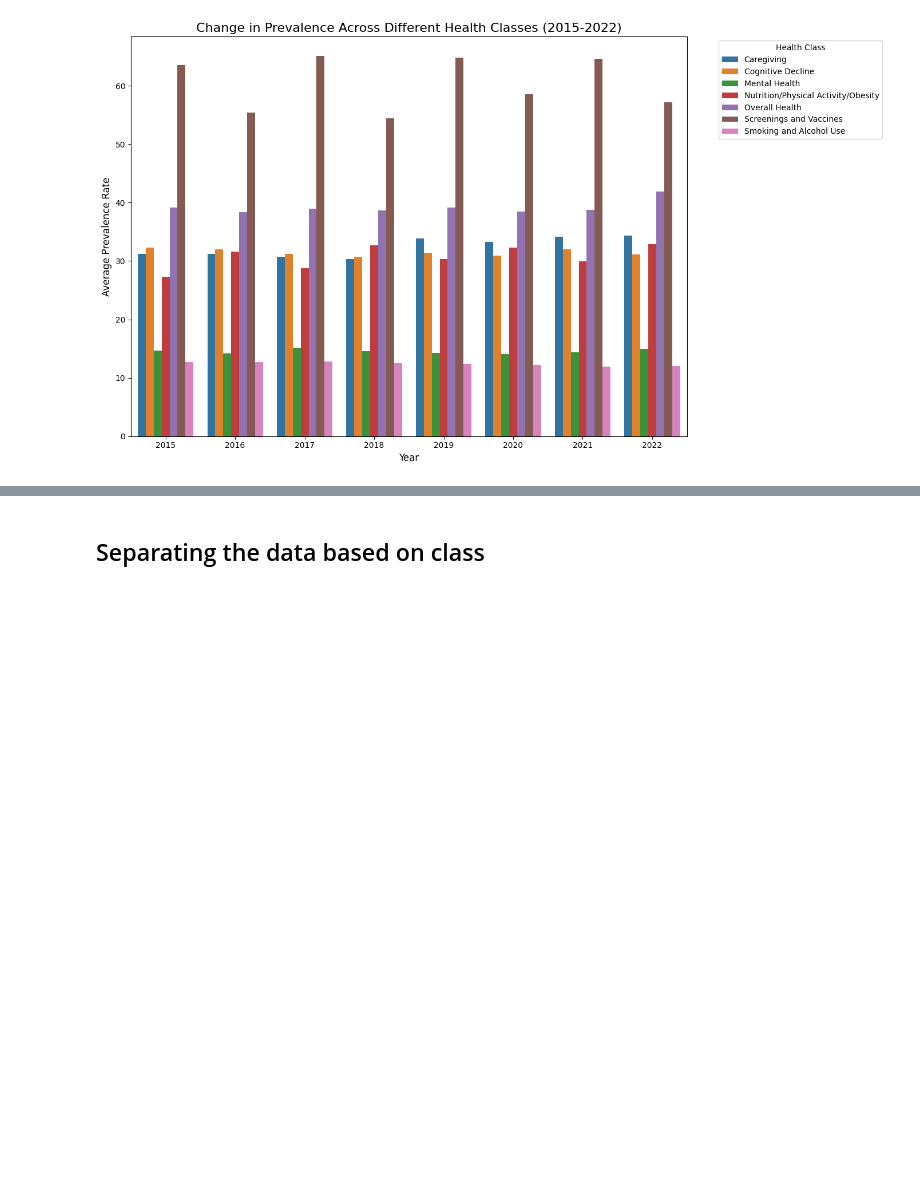
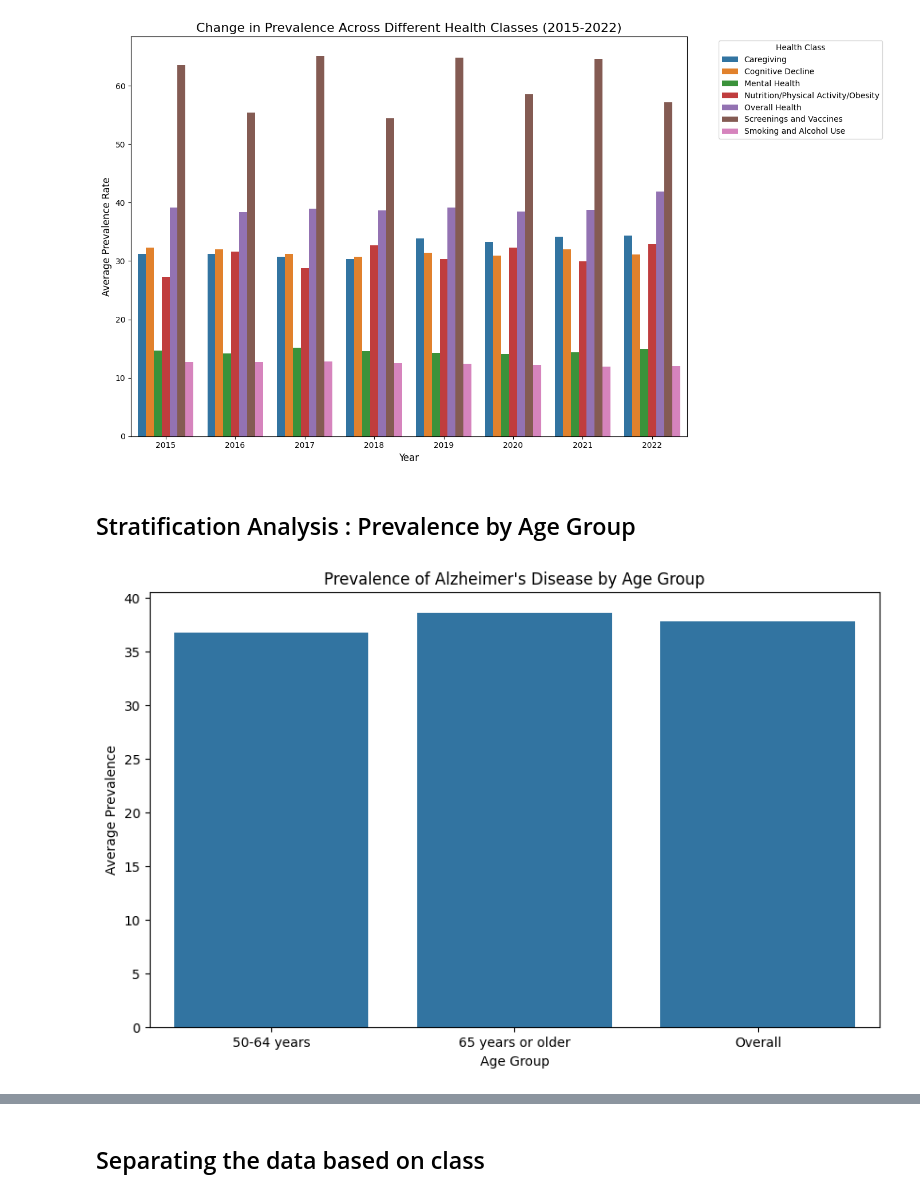
Before and after one commit to stutibimali/Alzeimer_Disease, a Jupyter notebook: alzheimer.ipynb, the cells around one changed output, grey strips where cells are left out. Saved outputs shown, nothing was run; the diff lists cells and outputs as text; code cells hidden in the pictures; blank space fills up the shorter version.

Commit message:
All sheet data visual

```diff
--- a/alzheimer.ipynb
+++ b/alzheimer.ipynb
@@ -43,3 +47,15 @@ plt.tight_layout()
 plt.show()
 # %% [output]
 [figure]
+# %% [markdown]
+## Stratification Analysis : Prevalence by Age Group
+# %%
+df_stratification = df.groupby('Stratification1')['Data_Value'].mean().reset_index()
+plt.figure(figsize=(10, 6))
+sns.barplot(data=df_stratification, x='Stratification1', y='Data_Value')
+plt.title('Prevalence of Alzheimer\'s Disease by Age Group')
+plt.xlabel('Age Group')
+plt.ylabel('Average Prevalence')
+plt.show()
+# %% [output]
+[figure, added]
```
Also changed, not shown: parts of 22 cells of this notebook, 1 other file.
